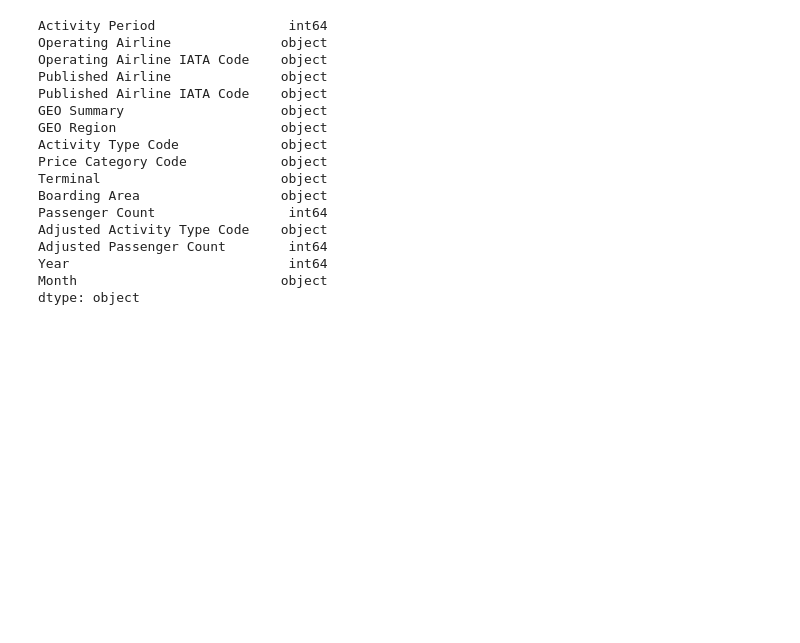
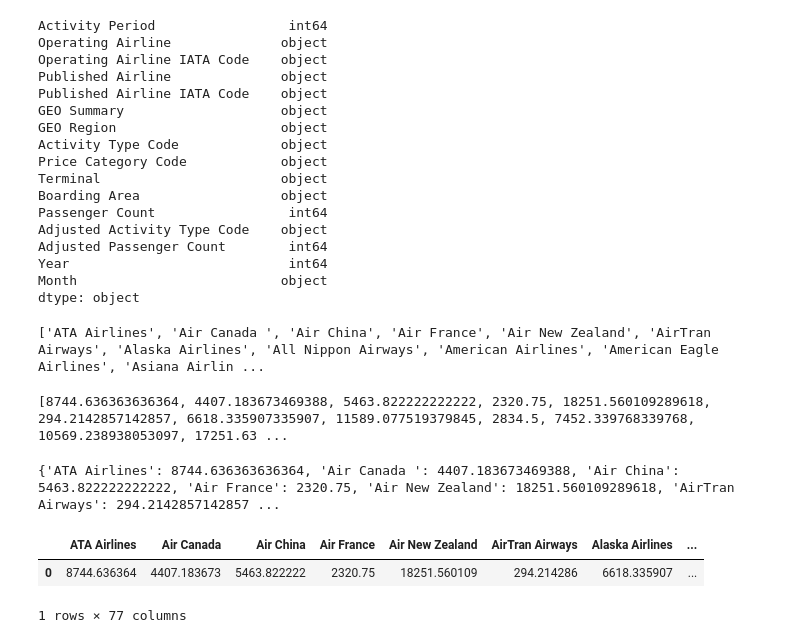
Before and after one commit to claudiaalozano/proyecto_bigdata_claudia_lozano_perez, a Jupyter notebook: aerolineas.ipynb, the cells around one changed output. Drawn from its saved outputs; the diff is of its cells as text; code cells hidden in the pictures; blank space fills up the shorter version.

```diff
--- a/aerolineas.ipynb
+++ b/aerolineas.ipynb
@@ -41,3 +41,29 @@ Adjusted Passenger Count        int64
 Year                            int64
 Month                          object
 dtype: object
+# %%
+#Muestro cuantas compañias diferentes hay en el dataset
+compañias_totales= list(df['Operating Airline'].unique().compute())
+print(compañias_totales)
+# %% [output]
+['ATA Airlines', 'Air Canada ', 'Air China', 'Air France', 'Air New Zealand', 'AirTran Airways', 'Alaska Airlines', 'All Nippon Airways', 'American Airlines', 'American Eagle Airlines', 'Asiana Airlin ...
+# %%
+#Media de pasajeros por compañia
+media_pasajeros = list(df.groupby('Operating Airline')['Passenger Count'].mean().compute())
+print(media_pasajeros)
+# %% [output]
+[8744.636363636364, 4407.183673469388, 5463.822222222222, 2320.75, 18251.560109289618, 294.2142857142857, 6618.335907335907, 11589.077519379845, 2834.5, 7452.339768339768, 10569.238938053097, 17251.63 ...
+# %%
+dictionary = dict(zip(compañias_totales, media_pasajeros))
+print(dictionary)
+# %% [output]
+{'ATA Airlines': 8744.636363636364, 'Air Canada ': 4407.183673469388, 'Air China': 5463.822222222222, 'Air France': 2320.75, 'Air New Zealand': 18251.560109289618, 'AirTran Airways': 294.2142857142857 ...
+# %%
+import pandas as pd
+df = pd.DataFrame(dictionary,index=[0])
+df2 = dd.from_pandas(df,1)
+df2.compute()
+# %% [output]
+|  | ATA Airlines | Air Canada | Air China | Air France | Air New Zealand | AirTran Airways | Alaska Airlines | ... |
+| 0 | 8744.636364 | 4407.183673 | 5463.822222 | 2320.75 | 18251.560109 | 294.214286 | 6618.335907 | ... |
+1 rows × 77 columns
```
Also changed, not shown: parts of 1 cell of this notebook.
